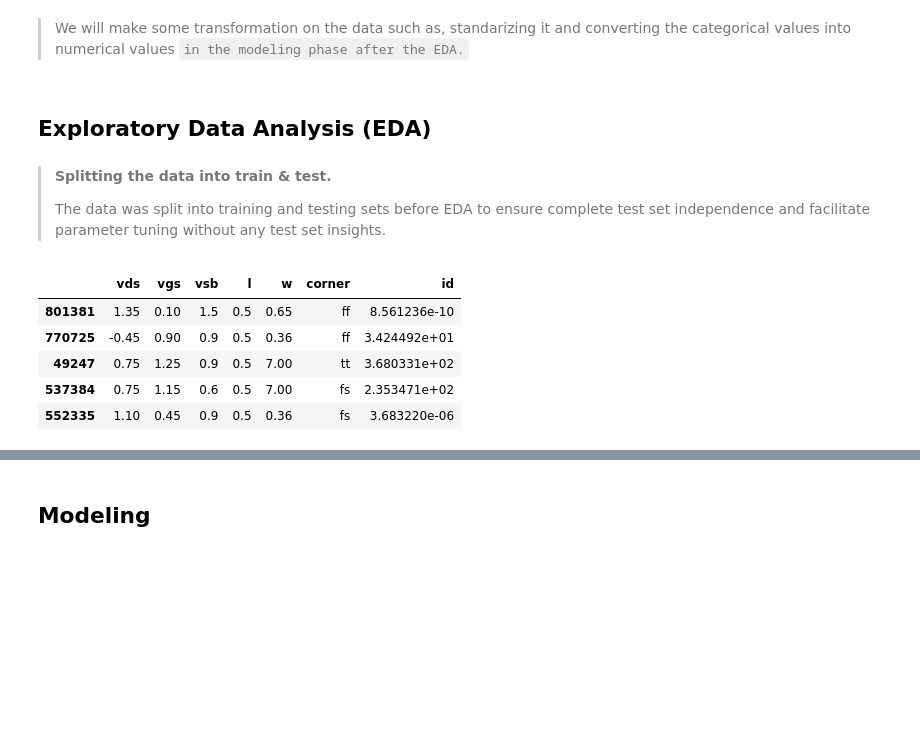
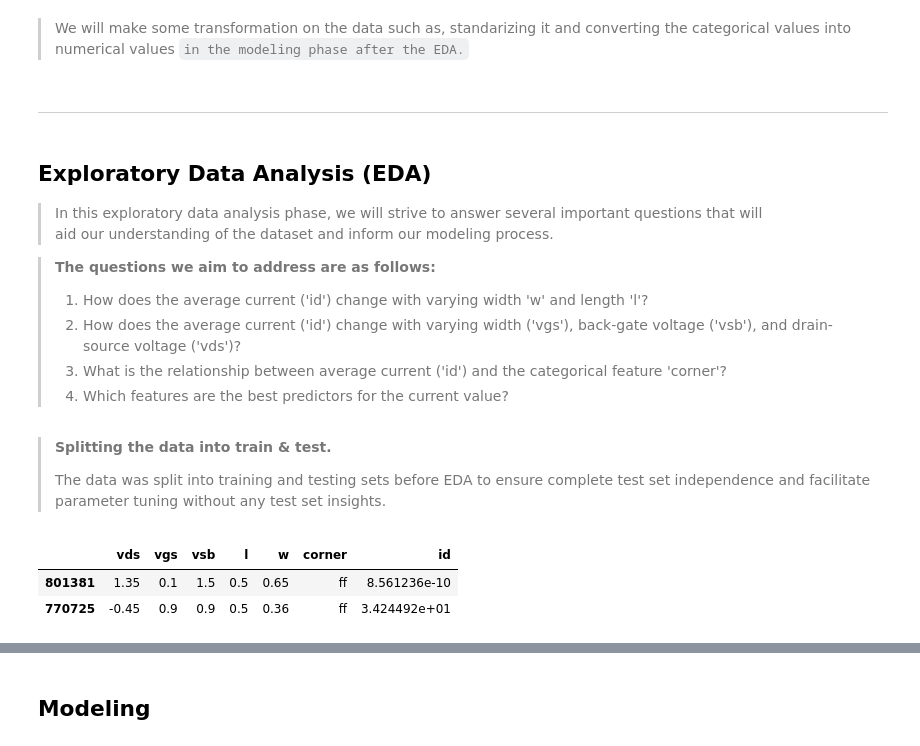
Before and after one commit to mo7amed7assan1911/MOS_Transistor_Current_Predictor, a Jupyter notebook: Notebooks/MOS_Transistor_Predictor.ipynb, the cells around one changed output, grey strips where cells are left out. Drawn from its saved outputs; the diff is of its cells as text; code cells hidden in the pictures; blank space fills up the shorter version.

Commit message:
Finishing EDA, Getting most important features

```diff
--- a/Notebooks/MOS_Transistor_Predictor.ipynb
+++ b/Notebooks/MOS_Transistor_Predictor.ipynb
@@ -210,19 +268,27 @@ Name: corner, dtype: int64
 df.drop(columns=['temperature', 'drain_len'], inplace=True)
 # %% [markdown]
 > We will make some transformation on the data such as, standarizing it and converting the categorical values into numerical values `in the modeling phase after the EDA.`
+# %% [markdown]
+---
 # %% [markdown]
 ## Exploratory Data Analysis (EDA)
+
+> In this exploratory data analysis phase, we will strive to answer several important questions that will\
+aid our understanding of the dataset and inform our modeling process.
+
+> **The questions we aim to address are as follows:**
+> 1. How does the average current ('id') change with varying width 'w' and length 'l'?
+> 2. How does the average current ('id') change with varying width ('vgs'), back-gate voltage ('vsb'), and drain-source voltage ('vds')?
+> 3. What is the relationship between average current ('id') and the categorical feature 'corner'?
+> 4. Which features are the best predictors for the current value?
 # %% [markdown]
 > **Splitting the data into train & test.**
 >
 > The data was split into training and testing sets before EDA to ensure complete test set independence and facilitate parameter tuning without any test set insights.
 # %%
 df_train, df_test = train_test_split(df, test_size=0.2, random_state=SEED)
-df_train.head()
+df_train.head(2)
 # %% [output]
 |  | vds | vgs | vsb | l | w | corner | id |
-| 801381 | 1.35 | 0.10 | 1.5 | 0.5 | 0.65 | ff | 8.561236e-10 |
-| 770725 | -0.45 | 0.90 | 0.9 | 0.5 | 0.36 | ff | 3.424492e+01 |
-| 49247 | 0.75 | 1.25 | 0.9 | 0.5 | 7.00 | tt | 3.680331e+02 |
-| 537384 | 0.75 | 1.15 | 0.6 | 0.5 | 7.00 | fs | 2.353471e+02 |
-| 552335 | 1.10 | 0.45 | 0.9 | 0.5 | 0.36 | fs | 3.683220e-06 |
+| 801381 | 1.35 | 0.1 | 1.5 | 0.5 | 0.65 | ff | 8.561236e-10 |
+| 770725 | -0.45 | 0.9 | 0.9 | 0.5 | 0.36 | ff | 3.424492e+01 |
```
Also changed, not shown: parts of 27 cells of this notebook, 1 other file.
